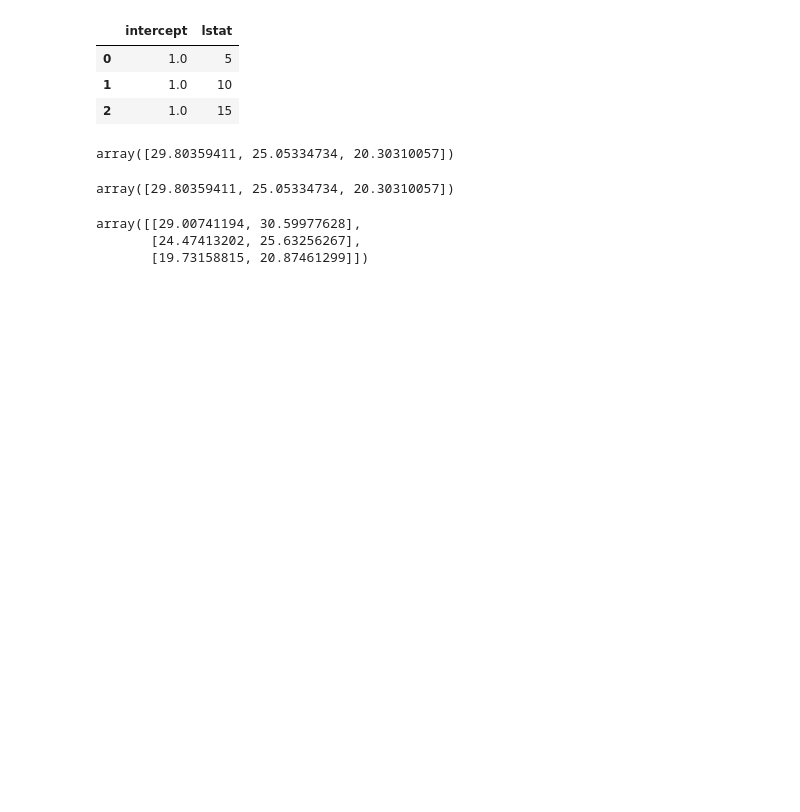
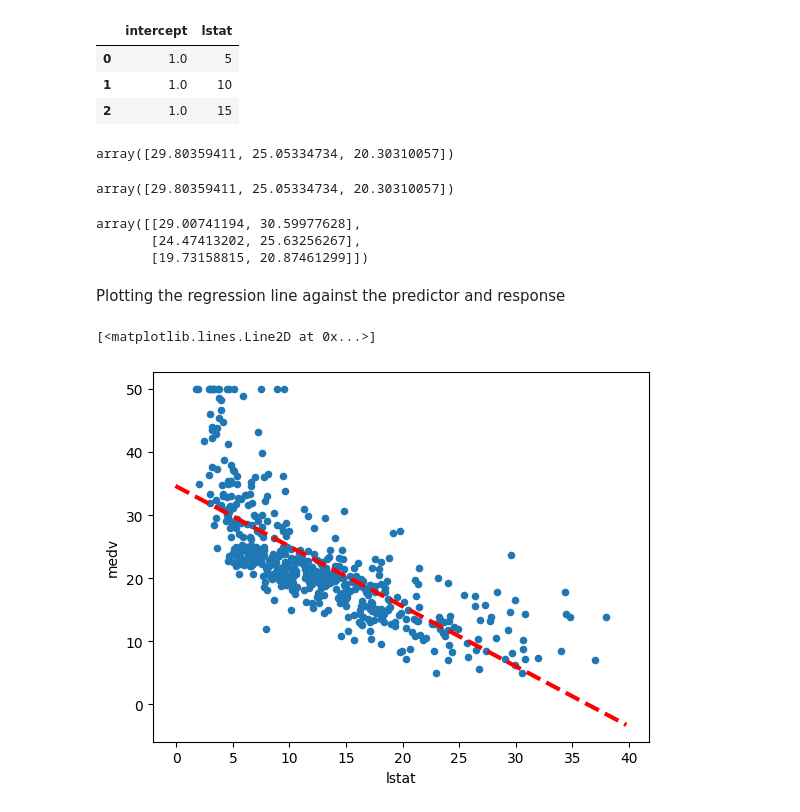
Before and after one commit to ar-bansal/ml-regression, a Jupyter notebook: linear_regression.ipynb, the cells around one changed output. Saved outputs shown, nothing was run; the diff lists cells and outputs as text; code cells hidden in the pictures; blank space fills up the shorter version.

Commit message:
multiple linear regression

```diff
--- a/linear_regression.ipynb
+++ b/linear_regression.ipynb
@@ -98,3 +96,14 @@ y_test.conf_int(alpha=0.05)
 array([[29.00741194, 30.59977628],
        [24.47413202, 25.63256267],
        [19.73158815, 20.87461299]])
+# %% [markdown]
+Plotting the regression line against the predictor and response
+# %%
+ax = Boston.plot.scatter("lstat", "medv")
+b, m = results.params
+xlim = ax.get_xlim()
+ylim = [m * xlim[0] + b, m * xlim[1] + b]
+ax.plot(xlim, ylim, "r--", linewidth=3)
+# %% [output]
+[<matplotlib.lines.Line2D at 0x...>]
+[figure, added]
```
Also changed, not shown: parts of 28 cells of this notebook.
